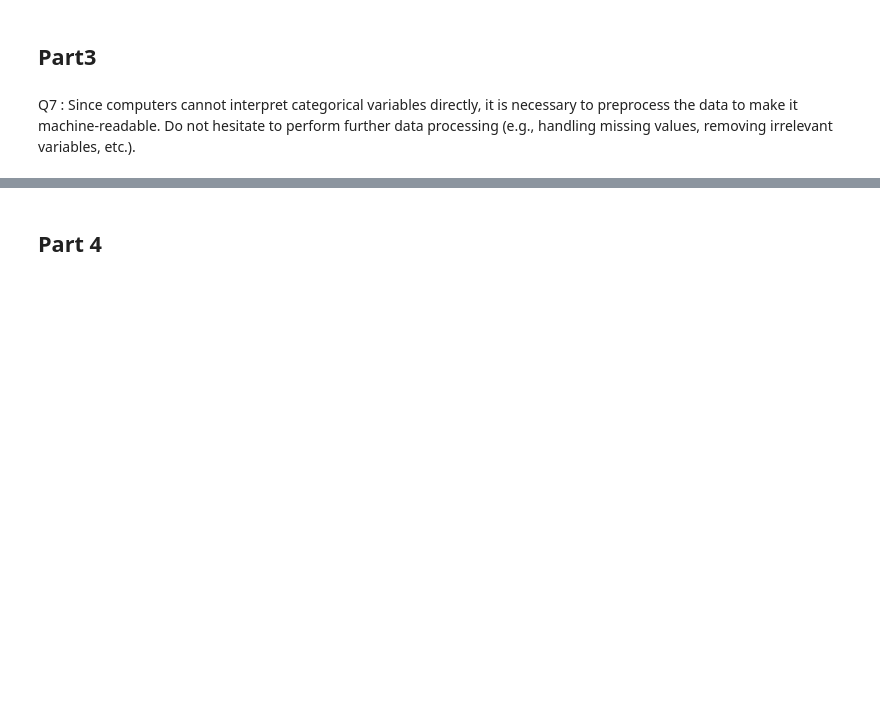
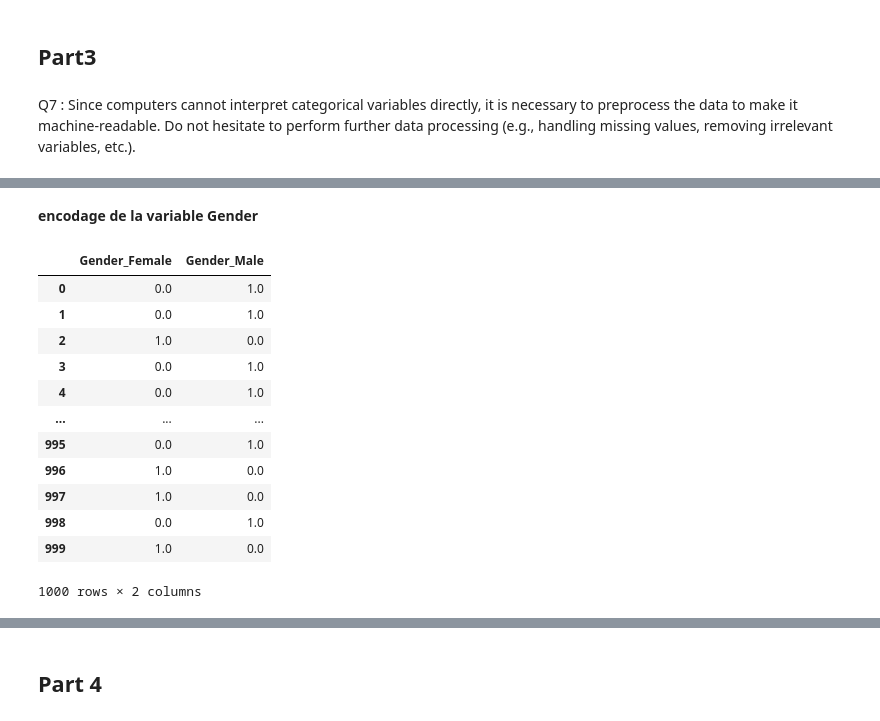
Before and after one commit to touXik/Tp_01_mbdd, a Jupyter notebook: Lab1_Health_Data_Modelling.ipynb, the cells around one changed output, grey strips where cells are left out. Saved outputs shown, nothing was run; the diff lists cells and outputs as text; code cells hidden in the pictures; blank space fills up the shorter version.

```diff
--- a/Lab1_Health_Data_Modelling.ipynb
+++ b/Lab1_Health_Data_Modelling.ipynb
@@ -196,0 +232,28 @@ Answer : ....
+# %% [markdown]
+**encodage de la variable Gender**
+# %%
+encoder = OneHotEncoder(drop=None, sparse_output=False)  # garder toutes les colonnes
+
+# Transformer la colonne Gender
+gender_encoded = encoder.fit_transform(df[['Gender']])
+
+# Récupérer les noms des nouvelles colonnes
+gender_cols = encoder.get_feature_names_out(['Gender'])
+
+# Créer un DataFrame avec les colonnes encodées
+df_gender = pd.DataFrame(gender_encoded, columns=gender_cols, index=df.index)
+df_gender
+# %% [output]
+|  | Gender_Female | Gender_Male |
+| 0 | 0.0 | 1.0 |
+| 1 | 0.0 | 1.0 |
+| 2 | 1.0 | 0.0 |
+| 3 | 0.0 | 1.0 |
+| 4 | 0.0 | 1.0 |
+| ... | ... | ... |
+| 995 | 0.0 | 1.0 |
+| 996 | 1.0 | 0.0 |
+| 997 | 1.0 | 0.0 |
+| 998 | 0.0 | 1.0 |
+| 999 | 1.0 | 0.0 |
+1000 rows × 2 columns
```
Also changed, not shown: parts of 33 cells of this notebook, 1 other file.
